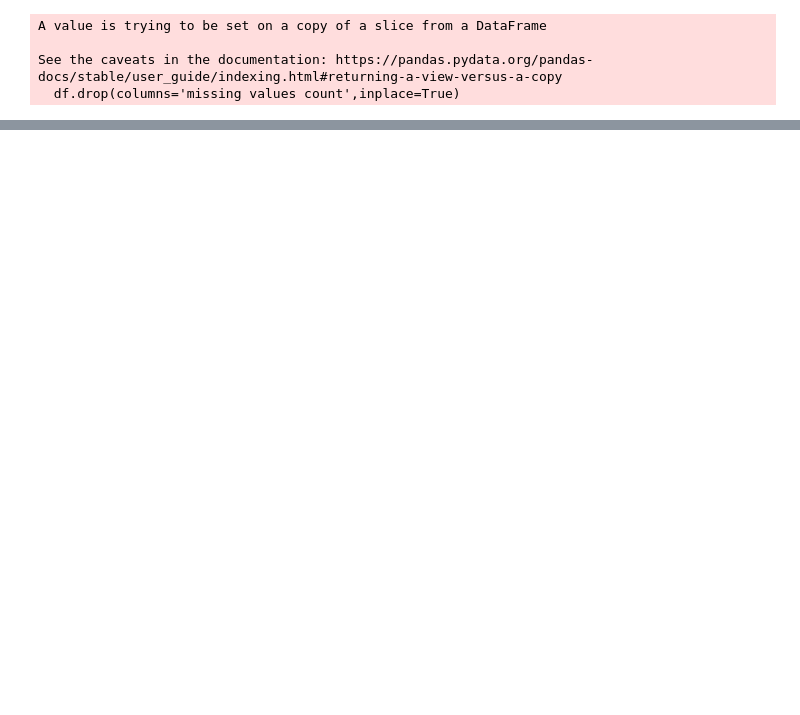
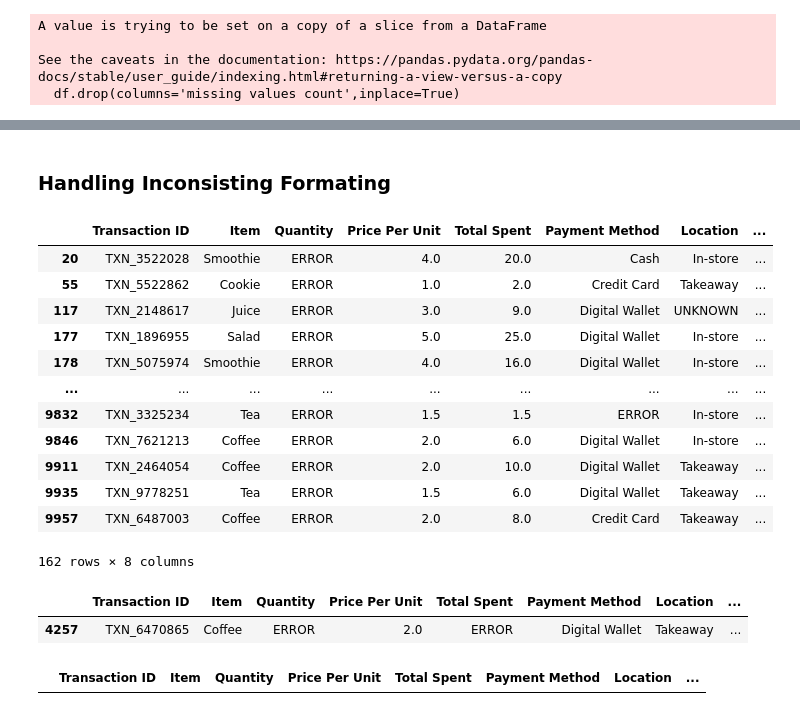
Before and after one commit to Karthik5412/Data-Cleaning, a Jupyter notebook: cafe_sales_clean.ipynb, the cells around one changed output, grey strips where cells are left out. Drawn from its saved outputs; the diff is of its cells as text; code cells hidden in the pictures; blank space fills up the shorter version.

```diff
--- a/cafe_sales_clean.ipynb
+++ b/cafe_sales_clean.ipynb
@@ -411 +458,28 @@ Transaction Date    153
 dtype: int64
+# %% [markdown]
+### Handling Inconsisting Formating
+# %%
+df[df['Quantity'] == 'ERROR']
+# %% [output]
+|  | Transaction ID | Item | Quantity | Price Per Unit | Total Spent | Payment Method | Location | ... |
+| 20 | TXN_3522028 | Smoothie | ERROR | 4.0 | 20.0 | Cash | In-store | ... |
+| 55 | TXN_5522862 | Cookie | ERROR | 1.0 | 2.0 | Credit Card | Takeaway | ... |
+| 117 | TXN_2148617 | Juice | ERROR | 3.0 | 9.0 | Digital Wallet | UNKNOWN | ... |
+| 177 | TXN_1896955 | Salad | ERROR | 5.0 | 25.0 | Digital Wallet | In-store | ... |
+| 178 | TXN_5075974 | Smoothie | ERROR | 4.0 | 16.0 | Digital Wallet | In-store | ... |
+| ... | ... | ... | ... | ... | ... | ... | ... | ... |
+| 9832 | TXN_3325234 | Tea | ERROR | 1.5 | 1.5 | ERROR | In-store | ... |
+| 9846 | TXN_7621213 | Coffee | ERROR | 2.0 | 6.0 | Digital Wallet | In-store | ... |
+| 9911 | TXN_2464054 | Coffee | ERROR | 2.0 | 10.0 | Digital Wallet | Takeaway | ... |
+| 9935 | TXN_9778251 | Tea | ERROR | 1.5 | 6.0 | Digital Wallet | Takeaway | ... |
+| 9957 | TXN_6487003 | Coffee | ERROR | 2.0 | 8.0 | Credit Card | Takeaway | ... |
+162 rows × 8 columns
+# %%
+df[(df['Total Spent'] == 'ERROR') & (df['Quantity'] == 'ERROR')]
+# %% [output]
+|  | Transaction ID | Item | Quantity | Price Per Unit | Total Spent | Payment Method | Location | ... |
+| 4257 | TXN_6470865 | Coffee | ERROR | 2.0 | ERROR | Digital Wallet | Takeaway | ... |
+# %%
+df[(df['Price Per Unit'] == 'ERROR') & (df['Quantity'] == 'ERROR')]
+# %% [output]
+|  | Transaction ID | Item | Quantity | Price Per Unit | Total Spent | Payment Method | Location | ... |
```
Also changed, not shown: parts of 46 cells of this notebook, 1 other file.
